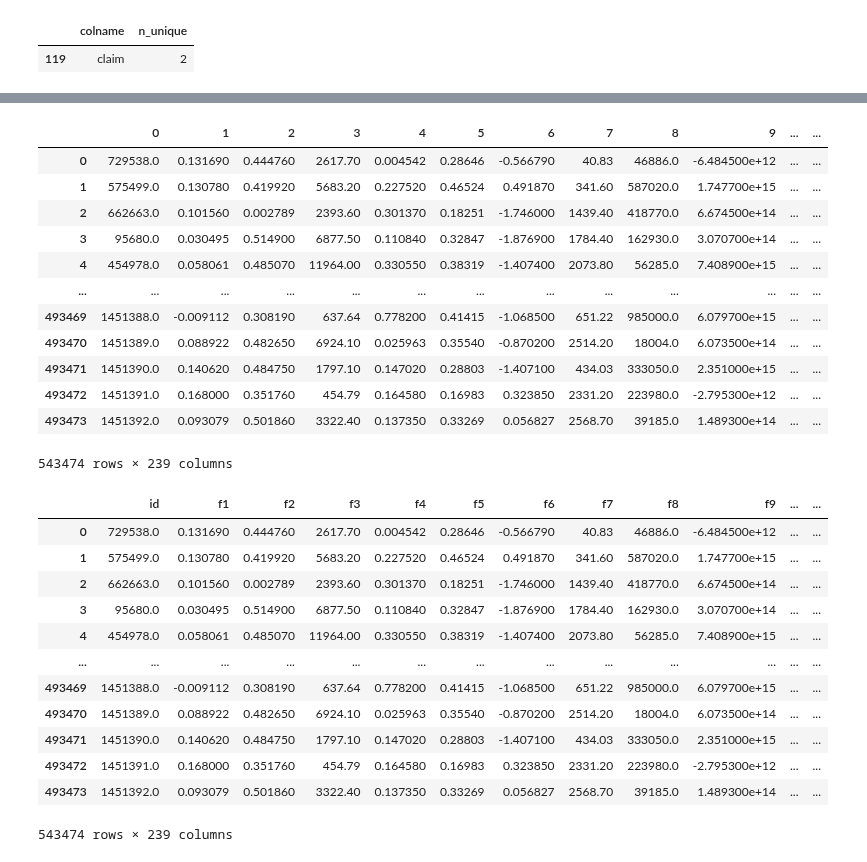
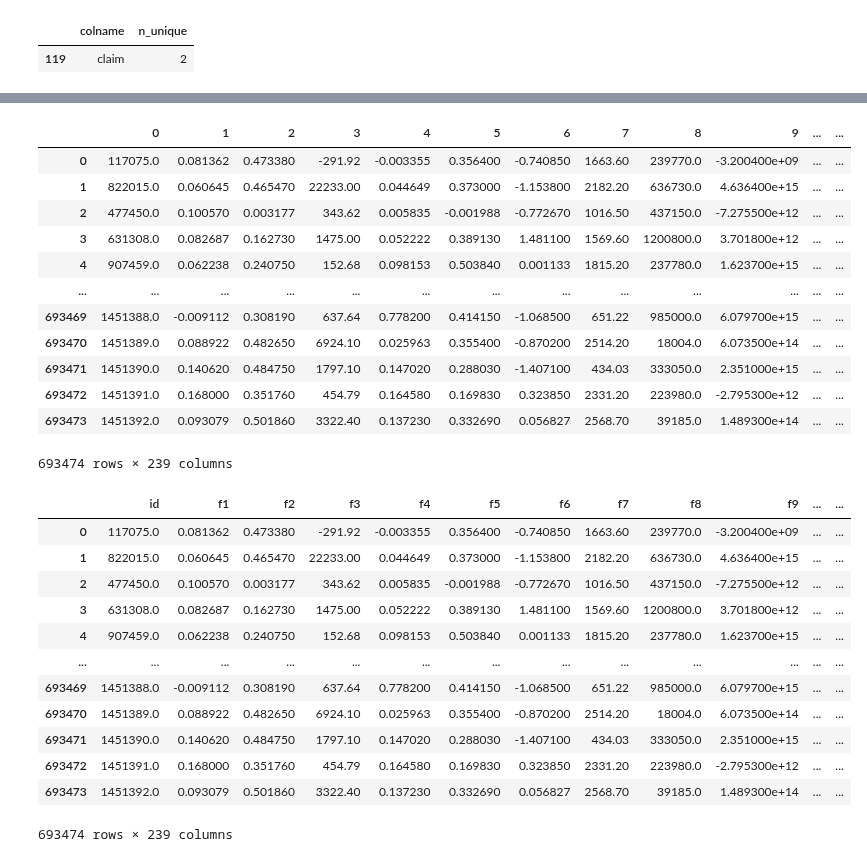
Before and after one commit to MykolaPinchuk/Kaggle, a Jupyter notebook: sep21-playgr.ipynb, the cells around one changed output, grey strips where cells are left out. Saved outputs shown, nothing was run; the diff lists cells and outputs as text; code cells hidden in the pictures.

```diff
--- a/sep21-playgr.ipynb
+++ b/sep21-playgr.ipynb
@@ -41,14 +43,14 @@ from xgboost import XGBClassifier
 warnings.filterwarnings("ignore")
 #os.getcwd()
 # %%
-### Load data ###
+### 1. Load data ###
 
 train = pd.read_csv('../input/tabular-playground-series-sep-2021/train.csv')
 print(train.shape)
 
 test = pd.read_csv('../input/tabular-playground-series-sep-2021/test.csv')
 
-train = train.sample(n=50000)
+train = train.sample(n=200000)
 # %% [output]
 (957919, 120)
 # %%
@@ -112,39 +97,40 @@ test = pd.DataFrame(imp.transform(test))
 # %%
 train['sample'] = 'train'
 test['sample'] = 'pred'
 df = pd.concat([train, test])
 #df.colnames = list(colmnames)+'sample'
+df.reset_index(drop=True, inplace=True)
 df
 # %% [output]
 |  | 0 | 1 | 2 | 3 | 4 | 5 | 6 | 7 | 8 | 9 | ... | ... |
-| 0 | 729538.0 | 0.131690 | 0.444760 | 2617.70 | 0.004542 | 0.28646 | -0.566790 | 40.83 | 46886.0 | -6.484500e+12 | ... | ... |
-| 1 | 575499.0 | 0.130780 | 0.419920 | 5683.20 | 0.227520 | 0.46524 | 0.491870 | 341.60 | 587020.0 | 1.747700e+15 | ... | ... |
-| 2 | 662663.0 | 0.101560 | 0.002789 | 2393.60 | 0.301370 | 0.18251 | -1.746000 | 1439.40 | 418770.0 | 6.674500e+14 | ... | ... |
-| 3 | 95680.0 | 0.030495 | 0.514900 | 6877.50 | 0.110840 | 0.32847 | -1.876900 | 1784.40 | 162930.0 | 3.070700e+14 | ... | ... |
-| 4 | 454978.0 | 0.058061 | 0.485070 | 11964.00 | 0.330550 | 0.38319 | -1.407400 | 2073.80 | 56285.0 | 7.408900e+15 | ... | ... |
+| 0 | 117075.0 | 0.081362 | 0.473380 | -291.92 | -0.003355 | 0.356400 | -0.740850 | 1663.60 | 239770.0 | -3.200400e+09 | ... | ... |
+| 1 | 822015.0 | 0.060645 | 0.465470 | 22233.00 | 0.044649 | 0.373000 | -1.153800 | 2182.20 | 636730.0 | 4.636400e+15 | ... | ... |
+| 2 | 477450.0 | 0.100570 | 0.003177 | 343.62 | 0.005835 | -0.001988 | -0.772670 | 1016.50 | 437150.0 | -7.275500e+12 | ... | ... |
+| 3 | 631308.0 | 0.082687 | 0.162730 | 1475.00 | 0.052222 | 0.389130 | 1.481100 | 1569.60 | 1200800.0 | 3.701800e+12 | ... | ... |
+| 4 | 907459.0 | 0.062238 | 0.240750 | 152.68 | 0.098153 | 0.503840 | 0.001133 | 1815.20 | 237780.0 | 1.623700e+15 | ... | ... |
 | ... | ... | ... | ... | ... | ... | ... | ... | ... | ... | ... | ... | ... |
-| 493469 | 1451388.0 | -0.009112 | 0.308190 | 637.64 | 0.778200 | 0.41415 | -1.068500 | 651.22 | 985000.0 | 6.079700e+15 | ... | ... |
-| 493470 | 1451389.0 | 0.088922 | 0.482650 | 6924.10 | 0.025963 | 0.35540 | -0.870200 | 2514.20 | 18004.0 | 6.073500e+14 | ... | ... |
-| 493471 | 1451390.0 | 0.140620 | 0.484750 | 1797.10 | 0.147020 | 0.28803 | -1.407100 | 434.03 | 333050.0 | 2.351000e+15 | ... | ... |
-| 493472 | 1451391.0 | 0.168000 | 0.351760 | 454.79 | 0.164580 | 0.16983 | 0.323850 | 2331.20 | 223980.0 | -2.795300e+12 | ... | ... |
-| 493473 | 1451392.0 | 0.093079 | 0.501860 | 3322.40 | 0.137350 | 0.33269 | 0.056827 | 2568.70 | 39185.0 | 1.489300e+14 | ... | ... |
+| 693469 | 1451388.0 | -0.009112 | 0.308190 | 637.64 | 0.778200 | 0.414150 | -1.068500 | 651.22 | 985000.0 | 6.079700e+15 | ... | ... |
+| 693470 | 1451389.0 | 0.088922 | 0.482650 | 6924.10 | 0.025963 | 0.355400 | -0.870200 | 2514.20 | 18004.0 | 6.073500e+14 | ... | ... |
+| 693471 | 1451390.0 | 0.140620 | 0.484750 | 1797.10 | 0.147020 | 0.288030 | -1.407100 | 434.03 | 333050.0 | 2.351000e+15 | ... | ... |
+| 693472 | 1451391.0 | 0.168000 | 0.351760 | 454.79 | 0.164580 | 0.169830 | 0.323850 | 2331.20 | 223980.0 | -2.795300e+12 | ... | ... |
+| 693473 | 1451392.0 | 0.093079 | 0.501860 | 3322.40 | 0.137230 | 0.332690 | 0.056827 | 2568.70 | 39185.0 | 1.489300e+14 | ... | ... |
-543474 rows × 239 columns
+693474 rows × 239 columns
 # %%
 newcolnames = list(colmnames) + ['sample']
 df.columns = newcolnames
 df
 # %% [output]
 |  | id | f1 | f2 | f3 | f4 | f5 | f6 | f7 | f8 | f9 | ... | ... |
-| 0 | 729538.0 | 0.131690 | 0.444760 | 2617.70 | 0.004542 | 0.28646 | -0.566790 | 40.83 | 46886.0 | -6.484500e+12 | ... | ... |
-| 1 | 575499.0 | 0.130780 | 0.419920 | 5683.20 | 0.227520 | 0.46524 | 0.491870 | 341.60 | 587020.0 | 1.747700e+15 | ... | ... |
-| 2 | 662663.0 | 0.101560 | 0.002789 | 2393.60 | 0.301370 | 0.18251 | -1.746000 | 1439.40 | 418770.0 | 6.674500e+14 | ... | ... |
-| 3 | 95680.0 | 0.030495 | 0.514900 | 6877.50 | 0.110840 | 0.32847 | -1.876900 | 1784.40 | 162930.0 | 3.070700e+14 | ... | ... |
-| 4 | 454978.0 | 0.058061 | 0.485070 | 11964.00 | 0.330550 | 0.38319 | -1.407400 | 2073.80 | 56285.0 | 7.408900e+15 | ... | ... |
+| 0 | 117075.0 | 0.081362 | 0.473380 | -291.92 | -0.003355 | 0.356400 | -0.740850 | 1663.60 | 239770.0 | -3.200400e+09 | ... | ... |
+| 1 | 822015.0 | 0.060645 | 0.465470 | 22233.00 | 0.044649 | 0.373000 | -1.153800 | 2182.20 | 636730.0 | 4.636400e+15 | ... | ... |
+| 2 | 477450.0 | 0.100570 | 0.003177 | 343.62 | 0.005835 | -0.001988 | -0.772670 | 1016.50 | 437150.0 | -7.275500e+12 | ... | ... |
+| 3 | 631308.0 | 0.082687 | 0.162730 | 1475.00 | 0.052222 | 0.389130 | 1.481100 | 1569.60 | 1200800.0 | 3.701800e+12 | ... | ... |
+| 4 | 907459.0 | 0.062238 | 0.240750 | 152.68 | 0.098153 | 0.503840 | 0.001133 | 1815.20 | 237780.0 | 1.623700e+15 | ... | ... |
 | ... | ... | ... | ... | ... | ... | ... | ... | ... | ... | ... | ... | ... |
-| 493469 | 1451388.0 | -0.009112 | 0.308190 | 637.64 | 0.778200 | 0.41415 | -1.068500 | 651.22 | 985000.0 | 6.079700e+15 | ... | ... |
-| 493470 | 1451389.0 | 0.088922 | 0.482650 | 6924.10 | 0.025963 | 0.35540 | -0.870200 | 2514.20 | 18004.0 | 6.073500e+14 | ... | ... |
-| 493471 | 1451390.0 | 0.140620 | 0.484750 | 1797.10 | 0.147020 | 0.28803 | -1.407100 | 434.03 | 333050.0 | 2.351000e+15 | ... | ... |
-| 493472 | 1451391.0 | 0.168000 | 0.351760 | 454.79 | 0.164580 | 0.16983 | 0.323850 | 2331.20 | 223980.0 | -2.795300e+12 | ... | ... |
-| 493473 | 1451392.0 | 0.093079 | 0.501860 | 3322.40 | 0.137350 | 0.33269 | 0.056827 | 2568.70 | 39185.0 | 1.489300e+14 | ... | ... |
+| 693469 | 1451388.0 | -0.009112 | 0.308190 | 637.64 | 0.778200 | 0.414150 | -1.068500 | 651.22 | 985000.0 | 6.079700e+15 | ... | ... |
+| 693470 | 1451389.0 | 0.088922 | 0.482650 | 6924.10 | 0.025963 | 0.355400 | -0.870200 | 2514.20 | 18004.0 | 6.073500e+14 | ... | ... |
+| 693471 | 1451390.0 | 0.140620 | 0.484750 | 1797.10 | 0.147020 | 0.288030 | -1.407100 | 434.03 | 333050.0 | 2.351000e+15 | ... | ... |
+| 693472 | 1451391.0 | 0.168000 | 0.351760 | 454.79 | 0.164580 | 0.169830 | 0.323850 | 2331.20 | 223980.0 | -2.795300e+12 | ... | ... |
+| 693473 | 1451392.0 | 0.093079 | 0.501860 | 3322.40 | 0.137230 | 0.332690 | 0.056827 | 2568.70 | 39185.0 | 1.489300e+14 | ... | ... |
-543474 rows × 239 columns
+693474 rows × 239 columns
 # %%
```
Also changed, not shown: parts of 18 cells of this notebook.
